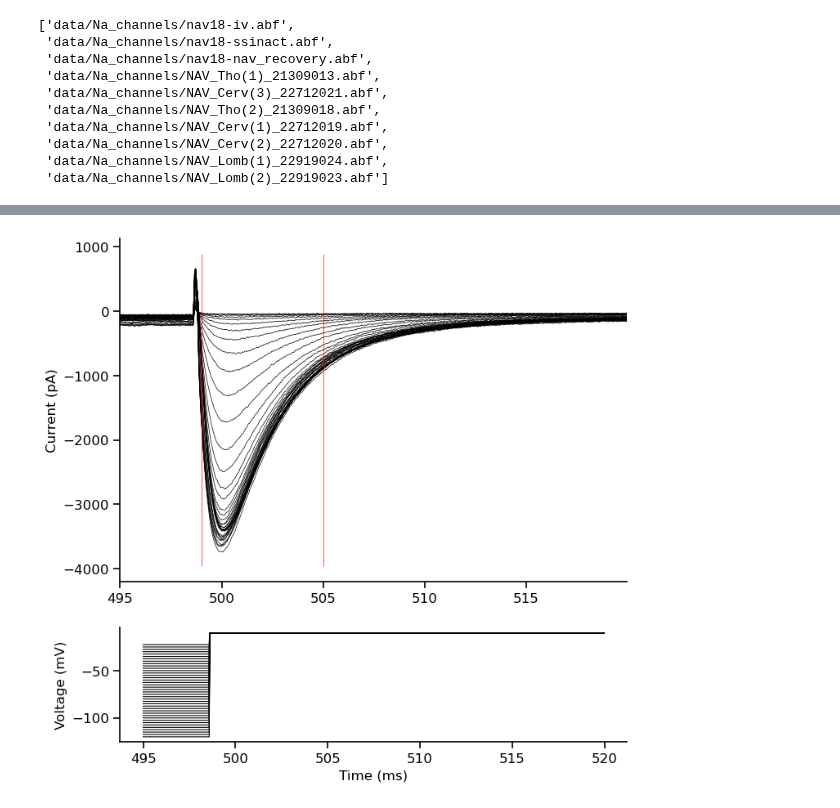
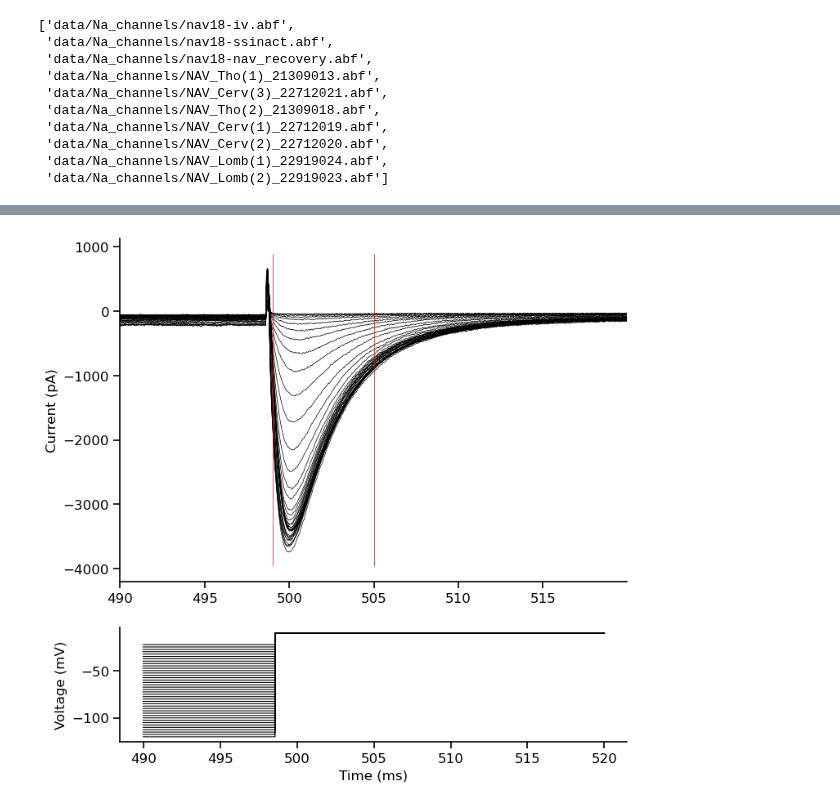
Before and after one commit to argalloni/CSHL_IonChannels2025, a Jupyter notebook: CSHL 2 - Na inactivation.ipynb, the cells around one changed output, grey strips where cells are left out. Cells and saved outputs as stored; diff of their text form; code cells hidden in the pictures.

```diff
--- a/CSHL 2 - Na inactivation.ipynb
+++ b/CSHL 2 - Na inactivation.ipynb
@@ -76,14 +64,16 @@ freq: 99999.99999999999 Hz
 # %%
-start_time = 495   # milliseconds
-end_time   = 520   # milliseconds (enter -1 to get the end of the sweep)
+# The start/end time just helps to zoom in on the traces.
+start_time = 490  # milliseconds
+end_time = 520   # milliseconds, (enter -1 to get the end of the sweep)
 
-marker_1 = 499 # milliseconds
-marker_2 = 505 # milliseconds
+# The markers are important: the will define the window where we actually exctract peak current values from. Set them carefully.
+marker_1 = 499  # milliseconds
+marker_2 = 505    # milliseconds
 
 current_traces, time_in_window = select_sweep_window(sweeps, sweeps_time, start_time, end_time, sampling_freq, channel=0)
 voltage_traces, time_in_window = select_sweep_window(sweeps, sweeps_time, start_time, end_time, sampling_freq, channel=1)
 
-plot_traces(time_in_window, current_traces, voltage_traces, marker_1, marker_2)
+ax = plot_traces(time_in_window, current_traces, voltage_traces, marker_1, marker_2)
 plt.show()
 # %% [output]
-[figure, old version]
+[figure, new version]
```
Also changed, not shown: parts of 17 cells of this notebook, 22 other files.
